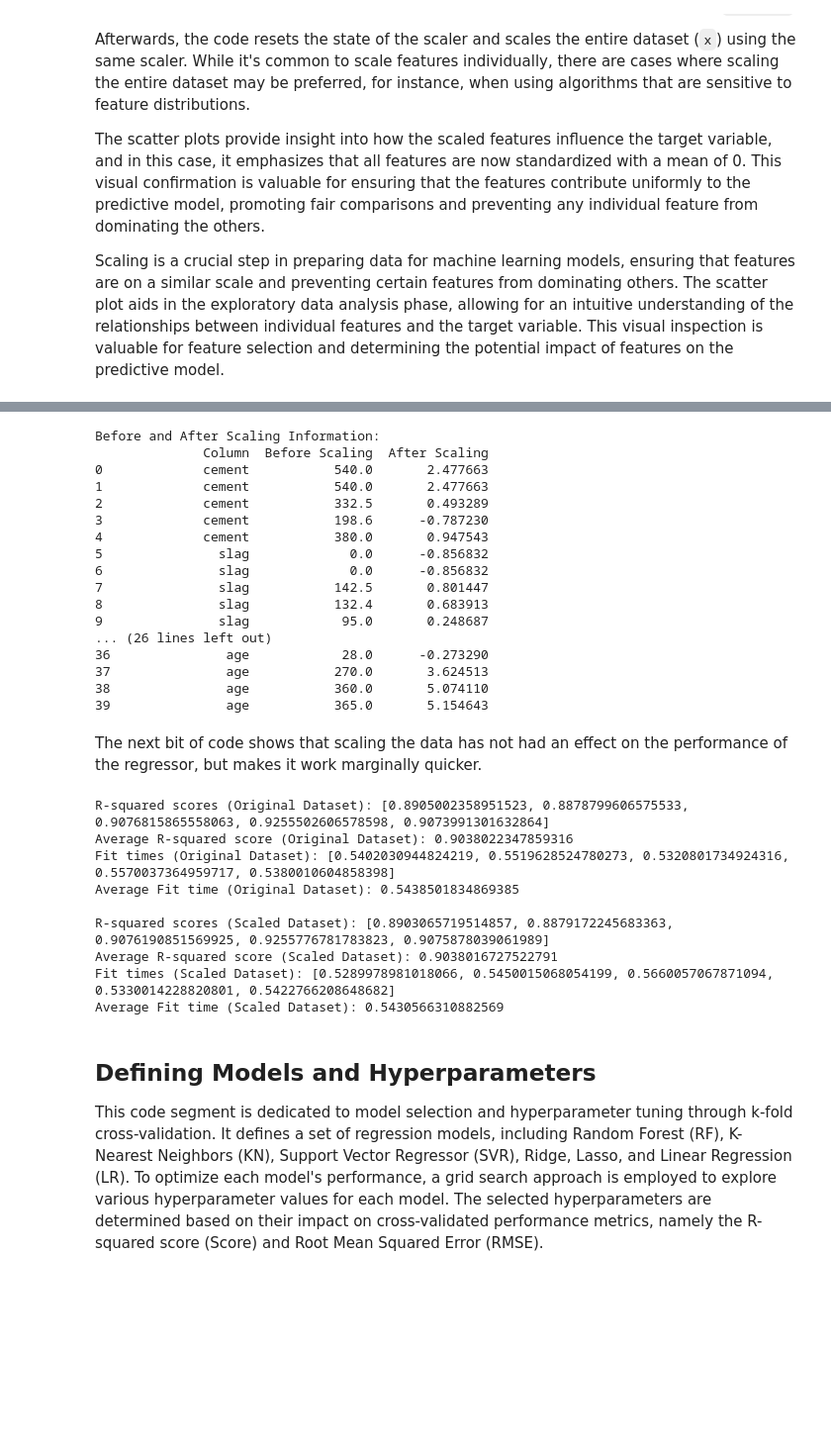
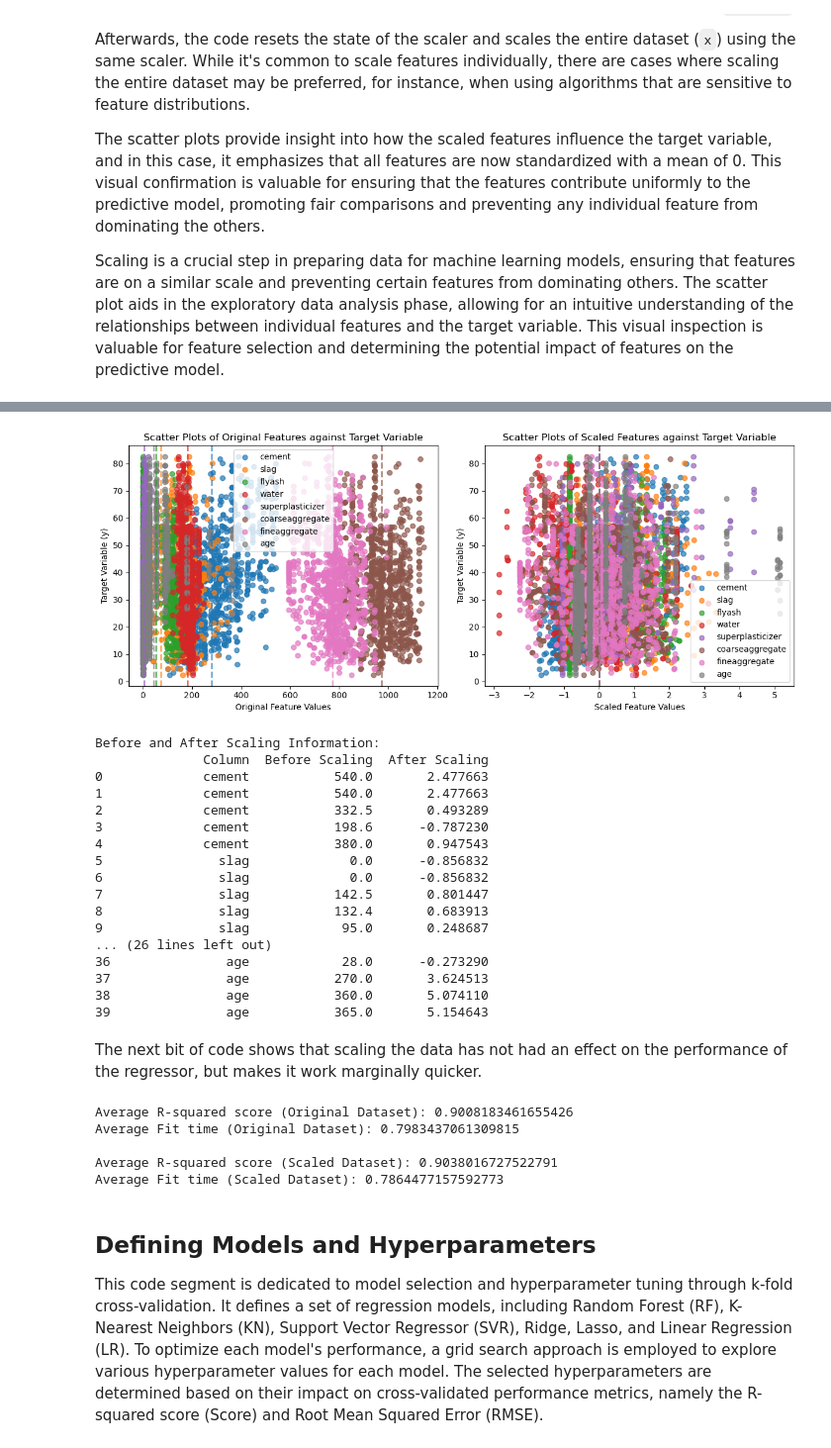
Before and after one commit to salm-n/Concrete-Compressive-Strength-Predictor, a Jupyter notebook: Coding Project 2023-2024.ipynb, the cells around one changed output, grey strips where cells are left out. Shown at 99% size. Saved outputs shown, nothing was run; the diff lists cells and outputs as text; code cells hidden in the pictures; blank space fills up the shorter version.

```diff
--- a/Coding Project 2023-2024.ipynb
+++ b/Coding Project 2023-2024.ipynb
@@ -166,7 +190,7 @@ scaler = StandardScaler()
 x_scaled = x.copy()
 
 # Create a table to store before and after scaling values
-scaling_info = pd.DataFrame(columns=['Column', 'Before Scaling', 'After Scaling'])
+scaling_info = []
 
 # Display examples of column data before and after scaling
 for column in x_columns:
@@ -175,12 +199,11 @@ for column in x_columns:
     scaled_column = scaler.fit_transform(column_data).flatten()
     after_scaling = scaled_column[:5].tolist()
 
-    # Update the scaling_info table
-    scaling_info = pd.concat([scaling_info, pd.DataFrame({
-        'Column': [column] * 5,
-        'Before Scaling': before_scaling,
-        'After Scaling': after_scaling
-    })], ignore_index=True)
+    # Update the scaling_info list
+    scaling_info.extend(list(zip([column] * 5, before_scaling, after_scaling)))
+
+# Convert the list to a DataFrame
+scaling_info = pd.DataFrame(scaling_info, columns=['Column', 'Before Scaling', 'After Scaling'])
 
 # Reset the state of the scaler
 scaler = StandardScaler()
@@ -191,28 +214,38 @@ for i in x_columns:
     scaled_column = scaler.fit_transform(column_data)
     x_scaled[i] = scaled_column.flatten()
 
+from matplotlib.lines import Line2D
+
 # Scatter plot for each column against the target variable y
-plt.figure(figsize=(10, 5))
+plt.figure(figsize=(12, 5))
 
 # Plot for original features
 plt.subplot(1, 2, 1)
 for column in x_columns:
-    plt.scatter(x[column], y, label=column, alpha=0.7)
+    points = plt.scatter(x[column], y, label=column, alpha=0.7)
+
+    # Plot the mean of the feature on the x-axis without a label
+    mean_line_color = Line2D([0], [0], marker='o', color='w', markerfacecolor=points.get_facecolor()[0], markersize=10)
+    plt.axvline(x[column].mean(), color=mean_line_color.get_markerfacecolor(), linestyle='dashed', linewidth=2)
 
 plt.xlabel("Original Feature Values")
 plt.ylabel("Target Variable (y)")
 plt.title("Scatter Plots of Original Features against Target Variable")
-plt.legend()
+plt.legend()  # Add legend after plotting all data points
 
 # Plot for scaled features
 plt.subplot(1, 2, 2)
 for column in x_scaled.columns:
-    plt.scatter(x_scaled[column], y, label=column, alpha=0.7)
+    points = plt.scatter(x_scaled[column], y, label=column, alpha=0.7)
+
+    # Plot the mean of the scaled feature on the x-axis without a label
+    mean_line_color = Line2D([0], [0], marker='o', color='w', markerfacecolor=points.get_facecolor()[0], markersize=10)
+    plt.axvline(x_scaled[column].mean(), color=mean_line_color.get_markerfacecolor(), linestyle='dashed', linewidth=2)
 
 plt.xlabel("Scaled Feature Values")
 plt.ylabel("Target Variable (y)")
 plt.title("Scatter Plots of Scaled Features against Target Variable")
-plt.legend()
+plt.legend()  # Add legend after plotting all data points
 
 # Adjust layout for better visualization
 plt.tight_layout()
@@ -229,3 +260,4 @@ print(scaling_info)
+[figure, added]
 Before and After Scaling Information:
               Column  Before Scaling  After Scaling
 0             cement           540.0       2.477663
@@ -246,13 +278,9 @@ Before and After Scaling Information:
 # %% [markdown]
 The next bit of code shows that scaling the data has not had an effect on the performance of the regressor, but makes it work marginally quicker.
 # %%
-from sklearn.ensemble import RandomForestRegressor
-from sklearn.model_selection import KFold
-import numpy as np
-import time
 
 # Create an instance of RandomForestRegressor for the original dataset
-reg_original = RandomForestRegressor(random_state=42)
+reg_original = RandomForestRegressor()
 
 # Perform k-fold cross-validation for the original dataset
 kfold = KFold(n_splits=5, shuffle=True, random_state=42)
@@ -273,10 +301,8 @@ for train_index, test_index in kfold.split(x):
     score_original = reg_original.score(x_test, y_test)
     scores_original.append(score_original)
 
-# Print R-squared scores and fit times for each fold in the original dataset
-print("R-squared scores (Original Dataset):", scores_original)
+# Print the average R-squared score and fit time for the original dataset
 print("Average R-squared score (Original Dataset):", np.mean(scores_original))
-print("Fit times (Original Dataset):", fit_times_original)
 print("Average Fit time (Original Dataset):", np.mean(fit_times_original))
 
 # Create an instance of RandomForestRegressor for the scaled dataset
@@ -300,21 +326,15 @@ for train_index, test_index in kfold.split(x_scaled):
     score_scaled = reg_scaled.score(x_test_scaled, y_test)
     scores_scaled.append(score_scaled)
 
-# Print R-squared scores and fit times for each fold in the scaled dataset
-print("\nR-squared scores (Scaled Dataset):", scores_scaled)
-print("Average R-squared score (Scaled Dataset):", np.mean(scores_scaled))
-print("Fit times (Scaled Dataset):", fit_times_scaled)
+# Print the average R-squared score and fit time for the scaled dataset
+print("\nAverage R-squared score (Scaled Dataset):", np.mean(scores_scaled))
 print("Average Fit time (Scaled Dataset):", np.mean(fit_times_scaled))
 # %% [output]
-R-squared scores (Original Dataset): [0.8905002358951523, 0.8878799606575533, 0.9076815865558063, 0.9255502606578598, 0.9073991301632864]
-Average R-squared score (Original Dataset): 0.9038022347859316
-Fit times (Original Dataset): [0.5402030944824219, 0.5519628524780273, 0.5320801734924316, 0.5570037364959717, 0.5380010604858398]
-Average Fit time (Original Dataset): 0.5438501834869385
+Average R-squared score (Original Dataset): 0.9008183461655426
+Average Fit time (Original Dataset): 0.7983437061309815
 
-R-squared scores (Scaled Dataset): [0.8903065719514857, 0.8879172245683363, 0.9076190851569925, 0.9255776781783823, 0.9075878039061989]
 Average R-squared score (Scaled Dataset): 0.9038016727522791
-Fit times (Scaled Dataset): [0.5289978981018066, 0.5450015068054199, 0.5660057067871094, 0.5330014228820801, 0.5422766208648682]
-Average Fit time (Scaled Dataset): 0.5430566310882569
+Average Fit time (Scaled Dataset): 0.7864477157592773
 # %% [markdown]
 ## Defining Models and Hyperparameters
 
```
Also changed, not shown: parts of 16 cells of this notebook.
